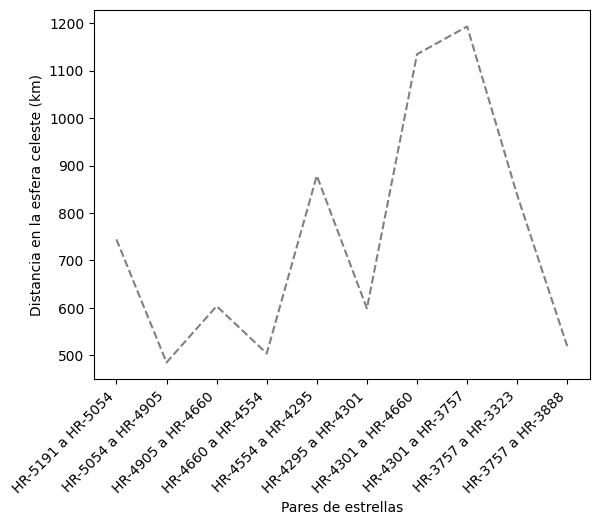
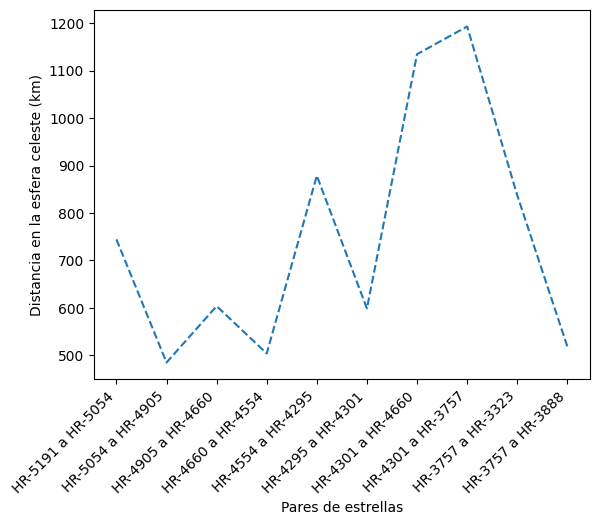
Unified diff of the notebook cell whose output changed from the first chart to the second:
--- before
+++ after
@@ -1,4 +1,4 @@
 pairs = [f'{x[0]} a {x[1]}' for x in dict_distances_planisphere_this_study.keys()]
-plt.plot(pairs, distances_planisphere_this_study, '--', color='gray')
+plt.plot(pairs, distances_planisphere_this_study, '--')
 plt.xticks(rotation=45, ha="right")
 plt.xlabel('Pares de estrellas')

Commit: Added a conclusion to the notebook of our Lady of Guadalupe.